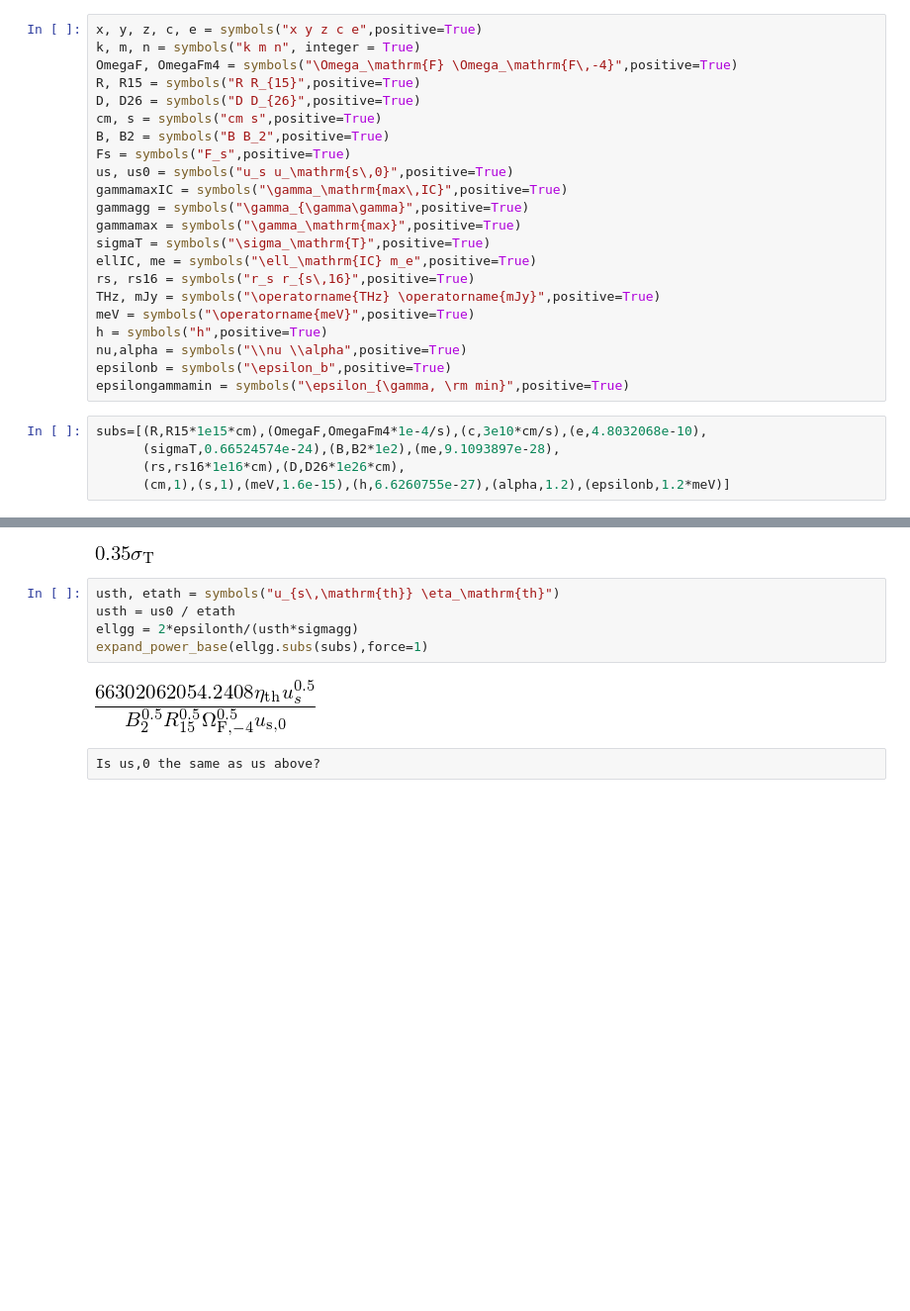
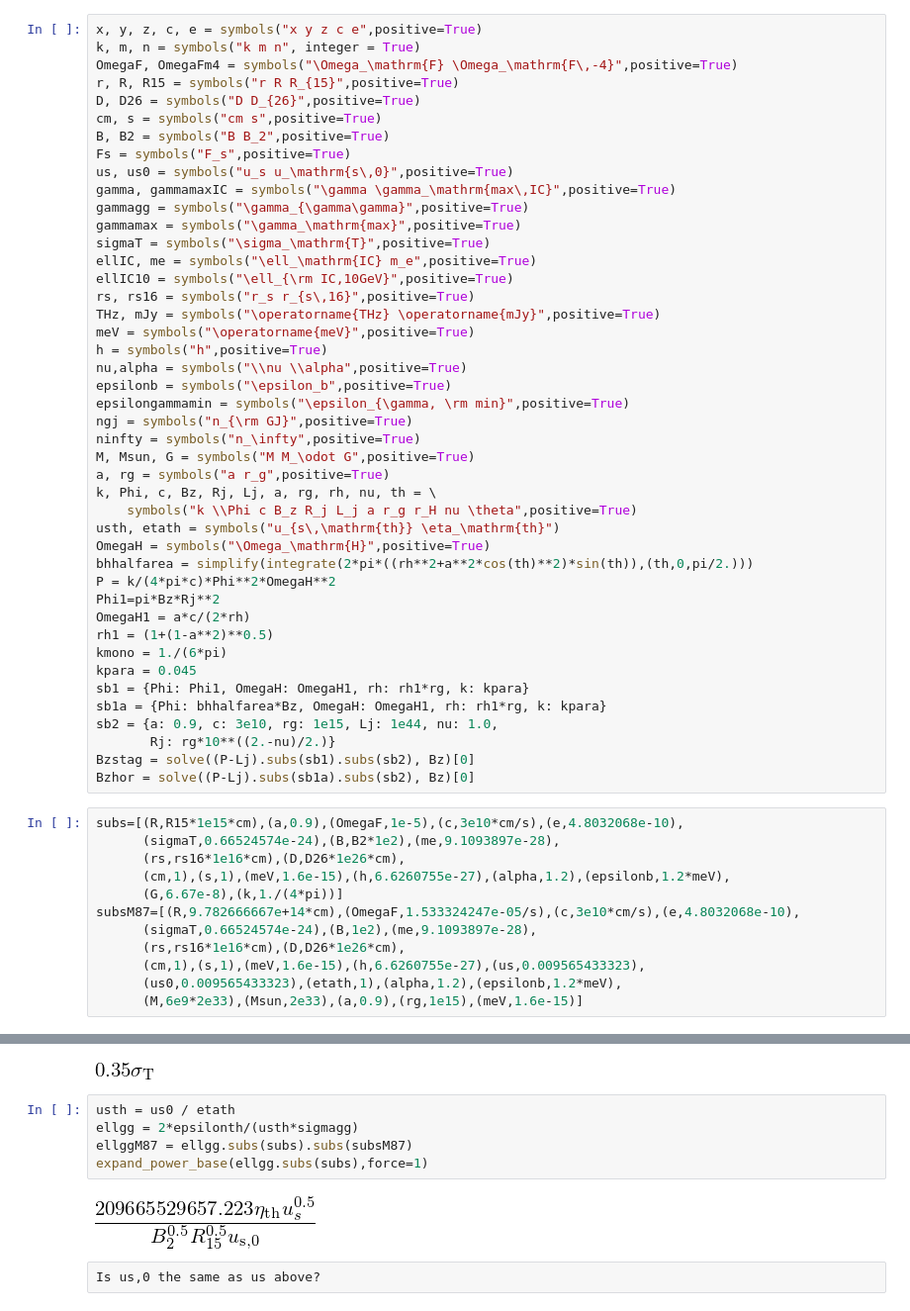
Before and after one commit to pseudotensor/harm_pythontools, a Jupyter notebook: Cascade.ipynb, the cells around one changed output, grey strips where cells are left out. Shown: that part at 99% size. Cells and saved outputs as stored; diff of their text form; blank space fills up the shorter version.

```diff
--- a/Cascade.ipynb
+++ b/Cascade.ipynb
@@ -11,17 +40,18 @@ printing.init_printing(use_latex=True)
 x, y, z, c, e = symbols("x y z c e",positive=True)
 k, m, n = symbols("k m n", integer = True)
 OmegaF, OmegaFm4 = symbols("\Omega_\mathrm{F} \Omega_\mathrm{F\,-4}",positive=True)
-R, R15 = symbols("R R_{15}",positive=True)
+r, R, R15 = symbols("r R R_{15}",positive=True)
 D, D26 = symbols("D D_{26}",positive=True)
 cm, s = symbols("cm s",positive=True)
 B, B2 = symbols("B B_2",positive=True)
 Fs = symbols("F_s",positive=True)
 us, us0 = symbols("u_s u_\mathrm{s\,0}",positive=True)
-gammamaxIC = symbols("\gamma_\mathrm{max\,IC}",positive=True)
+gamma, gammamaxIC = symbols("\gamma \gamma_\mathrm{max\,IC}",positive=True)
 gammagg = symbols("\gamma_{\gamma\gamma}",positive=True)
 gammamax = symbols("\gamma_\mathrm{max}",positive=True)
 sigmaT = symbols("\sigma_\mathrm{T}",positive=True)
 ellIC, me = symbols("\ell_\mathrm{IC} m_e",positive=True)
+ellIC10 = symbols("\ell_{\rm IC,10GeV}",positive=True)
 rs, rs16 = symbols("r_s r_{s\,16}",positive=True)
 THz, mJy = symbols("\operatorname{THz} \operatorname{mJy}",positive=True)
 meV = symbols("\operatorname{meV}",positive=True)
@@ -29,10 +59,38 @@ h = symbols("h",positive=True)
 nu,alpha = symbols("\\nu \\alpha",positive=True)
 epsilonb = symbols("\epsilon_b",positive=True)
 epsilongammamin = symbols("\epsilon_{\gamma, \rm min}",positive=True)
+ngj = symbols("n_{\rm GJ}",positive=True)
+ninfty = symbols("n_\infty",positive=True)
+M, Msun, G = symbols("M M_\odot G",positive=True)
+a, rg = symbols("a r_g",positive=True)
+k, Phi, c, Bz, Rj, Lj, a, rg, rh, nu, th = \
+    symbols("k \\Phi c B_z R_j L_j a r_g r_H nu \theta",positive=True)
+usth, etath = symbols("u_{s\,\mathrm{th}} \eta_\mathrm{th}")
+OmegaH = symbols("\Omega_\mathrm{H}",positive=True)
+bhhalfarea = simplify(integrate(2*pi*((rh**2+a**2*cos(th)**2)*sin(th)),(th,0,pi/2.)))
+P = k/(4*pi*c)*Phi**2*OmegaH**2
+Phi1=pi*Bz*Rj**2
+OmegaH1 = a*c/(2*rh)
+rh1 = (1+(1-a**2)**0.5)
+kmono = 1./(6*pi)
+kpara = 0.045
+sb1 = {Phi: Phi1, OmegaH: OmegaH1, rh: rh1*rg, k: kpara}
+sb1a = {Phi: bhhalfarea*Bz, OmegaH: OmegaH1, rh: rh1*rg, k: kpara}
+sb2 = {a: 0.9, c: 3e10, rg: 1e15, Lj: 1e44, nu: 1.0,
+       Rj: rg*10**((2.-nu)/2.)}
+Bzstag = solve((P-Lj).subs(sb1).subs(sb2), Bz)[0]
+Bzhor = solve((P-Lj).subs(sb1a).subs(sb2), Bz)[0]
 # %%
-subs=[(R,R15*1e15*cm),(OmegaF,OmegaFm4*1e-4/s),(c,3e10*cm/s),(e,4.8032068e-10),
+subs=[(R,R15*1e15*cm),(a,0.9),(OmegaF,1e-5),(c,3e10*cm/s),(e,4.8032068e-10),
       (sigmaT,0.66524574e-24),(B,B2*1e2),(me,9.1093897e-28),
       (rs,rs16*1e16*cm),(D,D26*1e26*cm),
-      (cm,1),(s,1),(meV,1.6e-15),(h,6.6260755e-27),(alpha,1.2),(epsilonb,1.2*meV)]
+      (cm,1),(s,1),(meV,1.6e-15),(h,6.6260755e-27),(alpha,1.2),(epsilonb,1.2*meV),
+      (G,6.67e-8),(k,1./(4*pi))]
+subsM87=[(R,9.782666667e+14*cm),(OmegaF,1.533324247e-05/s),(c,3e10*cm/s),(e,4.8032068e-10),
+      (sigmaT,0.66524574e-24),(B,1e2),(me,9.1093897e-28),
+      (rs,rs16*1e16*cm),(D,D26*1e26*cm),
+      (cm,1),(s,1),(meV,1.6e-15),(h,6.6260755e-27),(us,0.009565433323),
+      (us0,0.009565433323),(etath,1),(alpha,1.2),(epsilonb,1.2*meV),
+      (M,6e9*2e33),(Msun,2e33),(a,0.9),(rg,1e15),(meV,1.6e-15)]
 # %% [raw]
 Equation (2)
@@ -85,11 +147,11 @@ sigmagg
 # %% [output]
 [figure]
 # %%
-usth, etath = symbols("u_{s\,\mathrm{th}} \eta_\mathrm{th}")
 usth = us0 / etath
 ellgg = 2*epsilonth/(usth*sigmagg)
+ellggM87 = ellgg.subs(subs).subs(subsM87)
 expand_power_base(ellgg.subs(subs),force=1)
 # %% [output]
-[figure, old version]
+[figure, new version]
 # %% [raw]
 Is us,0 the same as us above?
```
Also changed, not shown: parts of 46 cells of this notebook, 3 other files.
